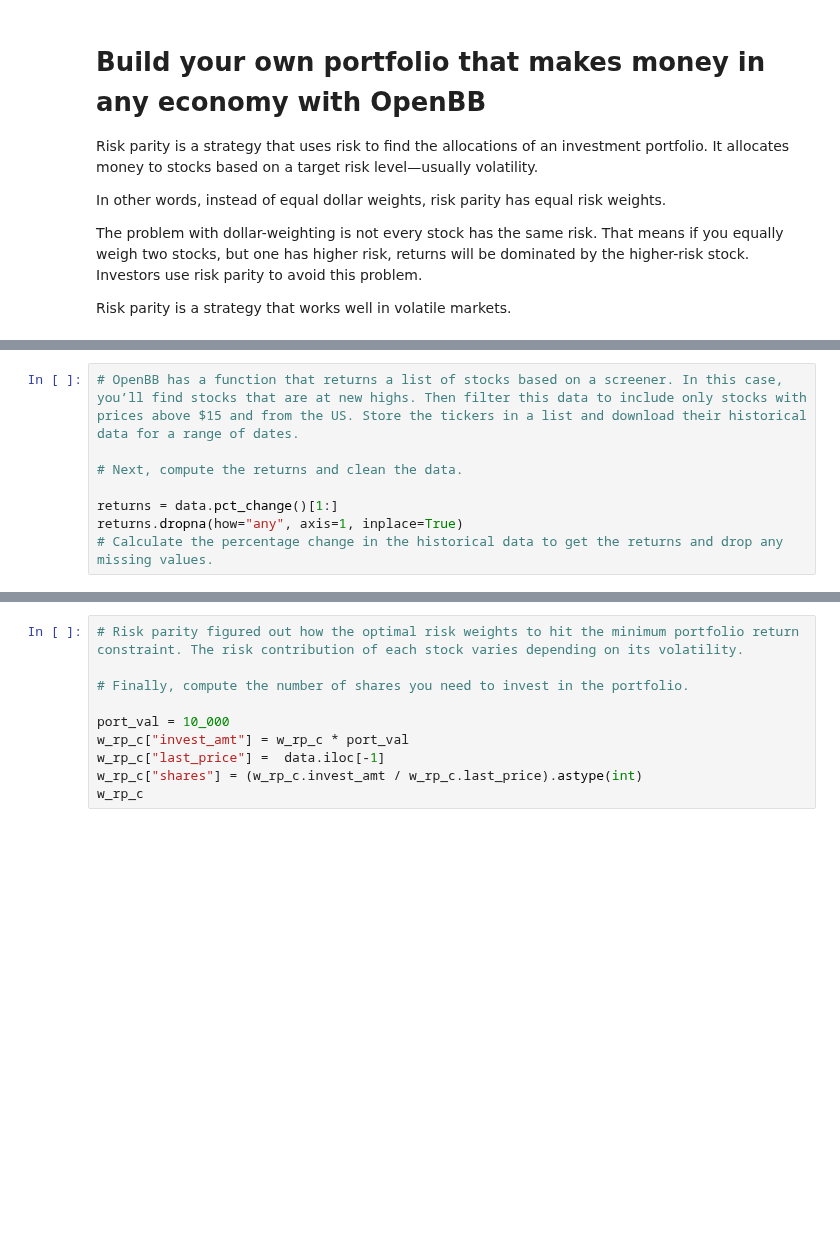
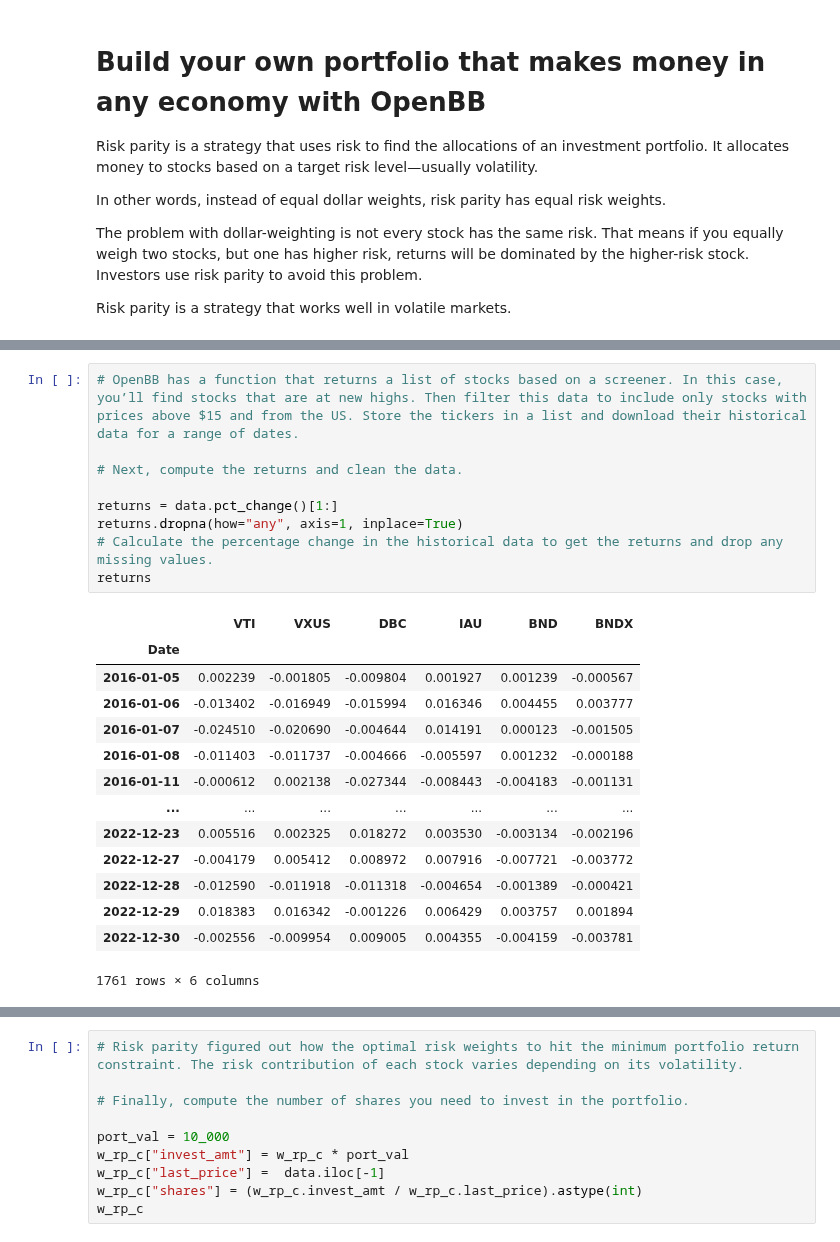
Before and after one commit to baslia/quant_analysis, a Jupyter notebook: portfolio_comp.ipynb, the cells around one changed output, grey strips where cells are left out. Drawn from its saved outputs; the diff is of its cells as text; blank space fills up the shorter version.

```diff
--- a/portfolio_comp.ipynb
+++ b/portfolio_comp.ipynb
@@ -30,11 +46,27 @@ The chosen index GPCR, returns no data. Please check if there is any data availa
 # %%
 # OpenBB has a function that returns a list of stocks based on a screener. In this case, you’ll find stocks that are at new highs. Then filter this data to include only stocks with prices above $15 and from the US. Store the tickers in a list and download their historical data for a range of dates.
 
 # Next, compute the returns and clean the data.
 
 returns = data.pct_change()[1:]
 returns.dropna(how="any", axis=1, inplace=True)
 # Calculate the percentage change in the historical data to get the returns and drop any missing values.
+returns
+# %% [output]
+|  | VTI | VXUS | DBC | IAU | BND | BNDX |
+| Date |  |  |  |  |  |  |
+| 2016-01-05 | 0.002239 | -0.001805 | -0.009804 | 0.001927 | 0.001239 | -0.000567 |
+| 2016-01-06 | -0.013402 | -0.016949 | -0.015994 | 0.016346 | 0.004455 | 0.003777 |
+| 2016-01-07 | -0.024510 | -0.020690 | -0.004644 | 0.014191 | 0.000123 | -0.001505 |
+| 2016-01-08 | -0.011403 | -0.011737 | -0.004666 | -0.005597 | 0.001232 | -0.000188 |
+| 2016-01-11 | -0.000612 | 0.002138 | -0.027344 | -0.008443 | -0.004183 | -0.001131 |
+| ... | ... | ... | ... | ... | ... | ... |
+| 2022-12-23 | 0.005516 | 0.002325 | 0.018272 | 0.003530 | -0.003134 | -0.002196 |
+| 2022-12-27 | -0.004179 | 0.005412 | 0.008972 | 0.007916 | -0.007721 | -0.003772 |
+| 2022-12-28 | -0.012590 | -0.011918 | -0.011318 | -0.004654 | -0.001389 | -0.000421 |
+| 2022-12-29 | 0.018383 | 0.016342 | -0.001226 | 0.006429 | 0.003757 | 0.001894 |
+| 2022-12-30 | -0.002556 | -0.009954 | 0.009005 | 0.004355 | -0.004159 | -0.003781 |
+1761 rows × 6 columns
 # %%
 # Build the risk parity portfolio
 
```
Also changed, not shown: parts of 5 cells of this notebook.
